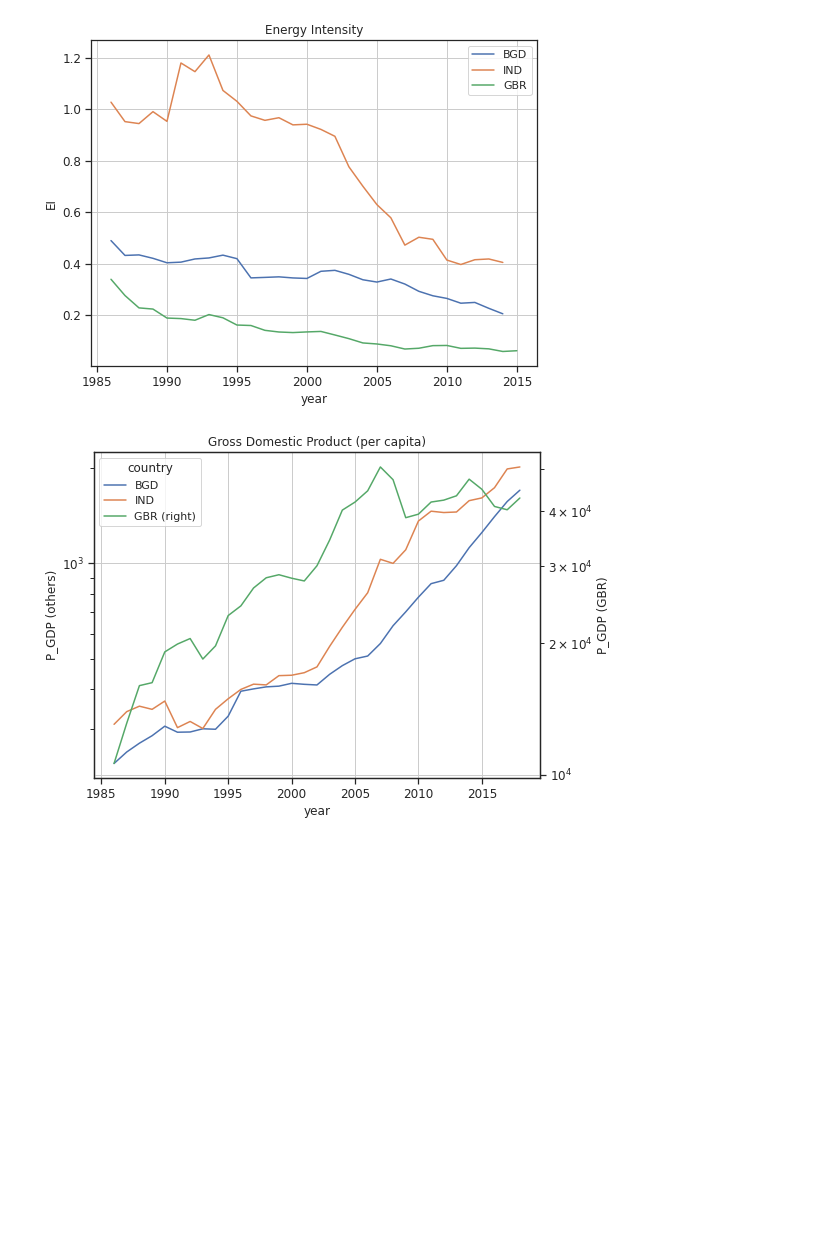
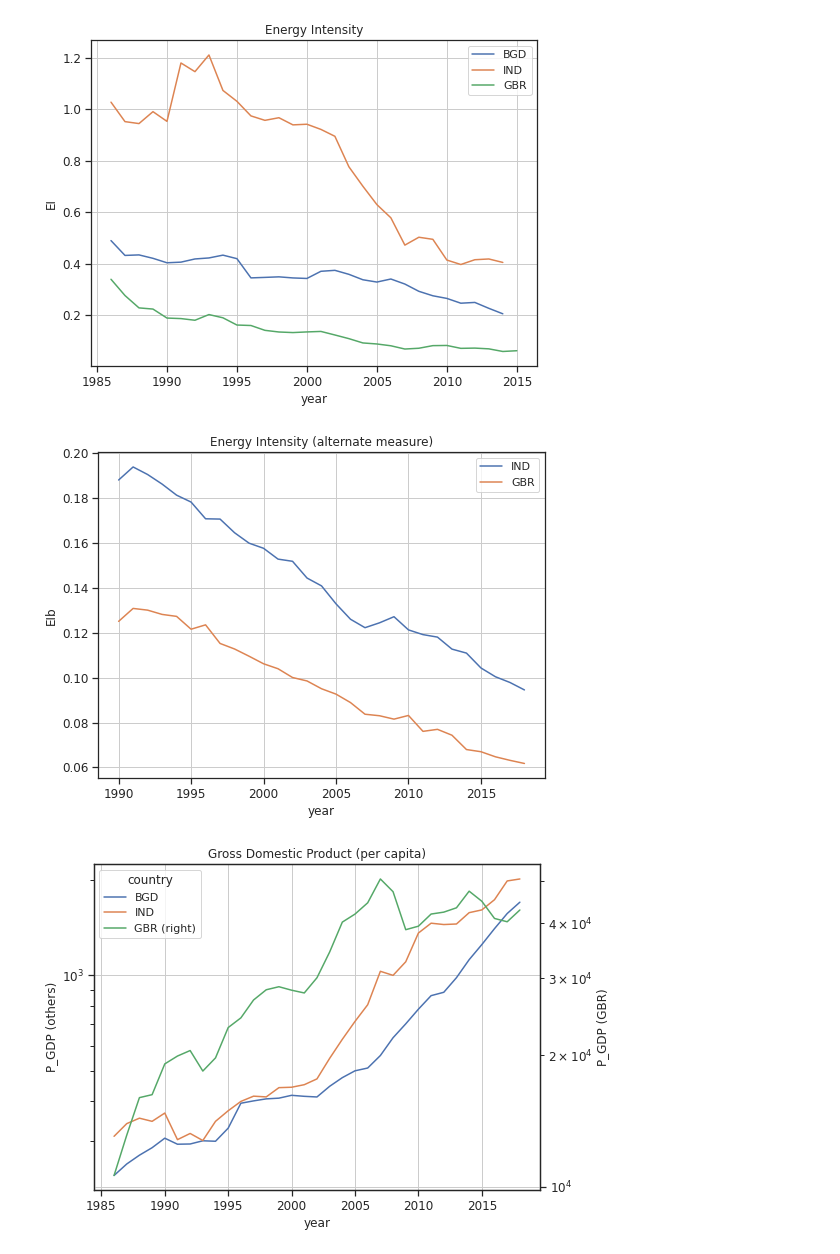
Before and after one commit to drakesiard/em-2020, a Jupyter notebook: analysis/1_descriptive_stats.ipynb, the cells around one changed output. Cells and saved outputs as stored; diff of their text form; code cells hidden in the pictures; blank space fills up the shorter version.

```diff
--- a/analysis/1_descriptive_stats.ipynb
+++ b/analysis/1_descriptive_stats.ipynb
@@ -115,6 +118,15 @@ plt.legend(loc='best')
 save_fig('EI_timeseries.pdf')
 # %% [output]
 [figure]
+# %%
+f, ax = plt.subplots(figsize=(8, 6))
+cmp_data['EIb'].unstack(level=0)[['IND', 'GBR']].plot(ax=ax)
+plt.title('Energy Intensity (alternate measure)')
+plt.ylabel('EIb')
+plt.legend(loc='best')
+save_fig('EIb_timeseries.pdf')
+# %% [output]
+[figure, added]
 # %%
 f, ax = plt.subplots(figsize=(8, 6))
 cmp_data['P_GDP'].unstack(level=0).plot(ax=ax, logy=True, secondary_y='GBR', grid=True)
```
Also changed, not shown: parts of 3 cells of this notebook, 10 other files.
